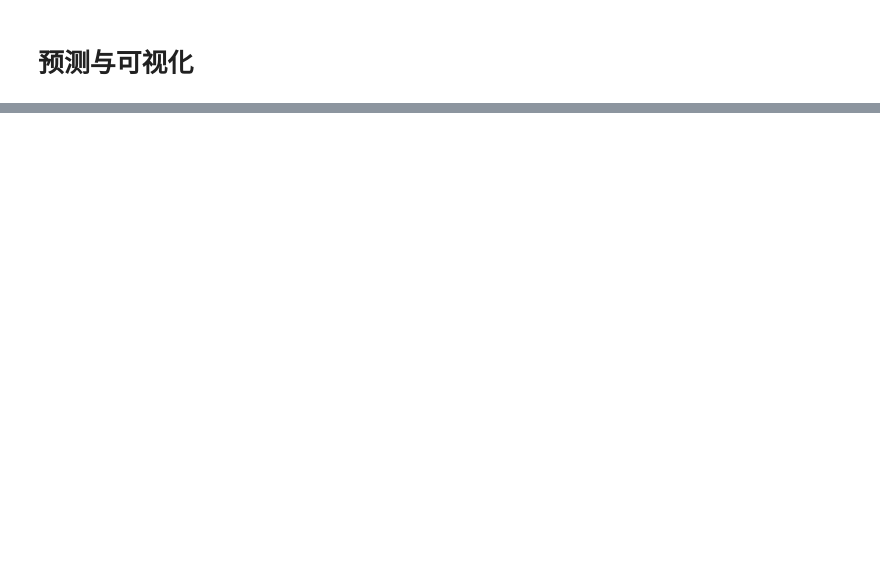
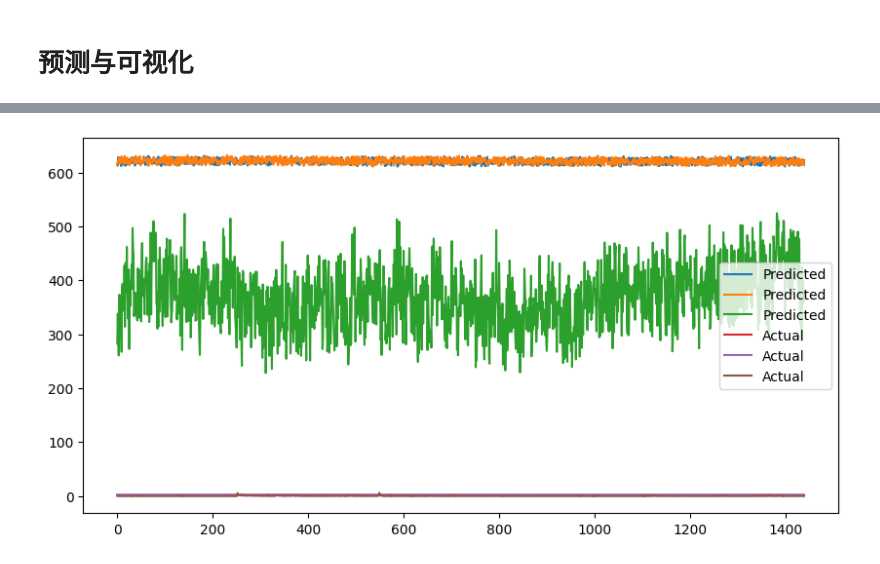
Before and after one commit to lijunjie2232/enc_ana, a Jupyter notebook: bndata-preprocessing.ipynb, the cells around one changed output, grey strips where cells are left out. Drawn from its saved outputs; the diff is of its cells as text; code cells hidden in the pictures; blank space fills up the shorter version.

Commit message:
data preprocessing

```diff
--- a/bndata-preprocessing.ipynb
+++ b/bndata-preprocessing.ipynb
@@ -214,10 +214,10 @@ class SeqDataset(Dataset):
         self.sequence_length = sequence_length
         self.predict_length = predict_length
 
-        self.scaler = StandardScaler()
+        # self.scaler = StandardScaler()
         # self.scaler.fit(self.seqList_x)
-        self.scaler.fit(self.data)
-        self.data = self.scaler.transform(self.data)
+        # self.scaler.fit(self.data)
+        # self.data = self.scaler.transform(self.data)
         self.__shuffle__()
 
     def __shuffle__(self):
@@ -235,7 +235,7 @@ class SeqDataset(Dataset):
             self.seqList_x.append(x)
             self.seqList_y.append(y)
         self.seqList_x = torch.tensor(self.seqList_x, dtype=torch.float32)
-        # self.seqList_y = torch.tensor(self.seqList_y, dtype=torch.float32)
+        self.seqList_y = torch.tensor(self.seqList_y, dtype=torch.float32)
         # if self.scaler is None:
         #     self.scaler = StandardScaler()
         #     # self.scaler.fit(self.seqList_x)
@@ -255,9 +255,10 @@ class SeqDataset(Dataset):
     def __getitem__(self, idx):
         x = self.seqList_x[idx]
         y = self.seqList_y[idx]
-        return torch.tensor(x, dtype=torch.float32), torch.tensor(
-            y, dtype=torch.float32
-        )
+        # return torch.tensor(x, dtype=torch.float32), torch.tensor(
+        #     y, dtype=torch.float32
+        # )
+        return x, y
 # %%
 seq_steps=60*24*7
 predict_steps=60*24
@@ -374,4 +348,4 @@ import matplotlib.pyplot as plt
 # %%
 dataset.reshuflle()
 test_idx = np.random.choice(range(len(dataset)), 1, replace=False)
-test_data = dataset.__getitem__(test_idx[0])
+test_data = dataset.__getitem__(test_idx[0:1])
@@ -390,0 +356,6 @@ with torch.no_grad():
+# %%
+model.eval()
+input = test_data[0].cuda()
+label = test_data[1][0]
+with torch.no_grad():
+    output = model(input)
@@ -390,0 +383,3 @@ with torch.no_grad():
+# %%
+pred = dataset.inverse_transform(output[0].cpu())
+pred
@@ -390,0 +394,8 @@ with torch.no_grad():
+# %%
+plt.figure(figsize=(10, 5))
+plt.plot(pred, label='Predicted')
+plt.plot(label, label='Actual')
+plt.legend()
+plt.show()
+# %% [output]
+[figure, added]
```
Also changed, not shown: parts of 10 cells of this notebook.
